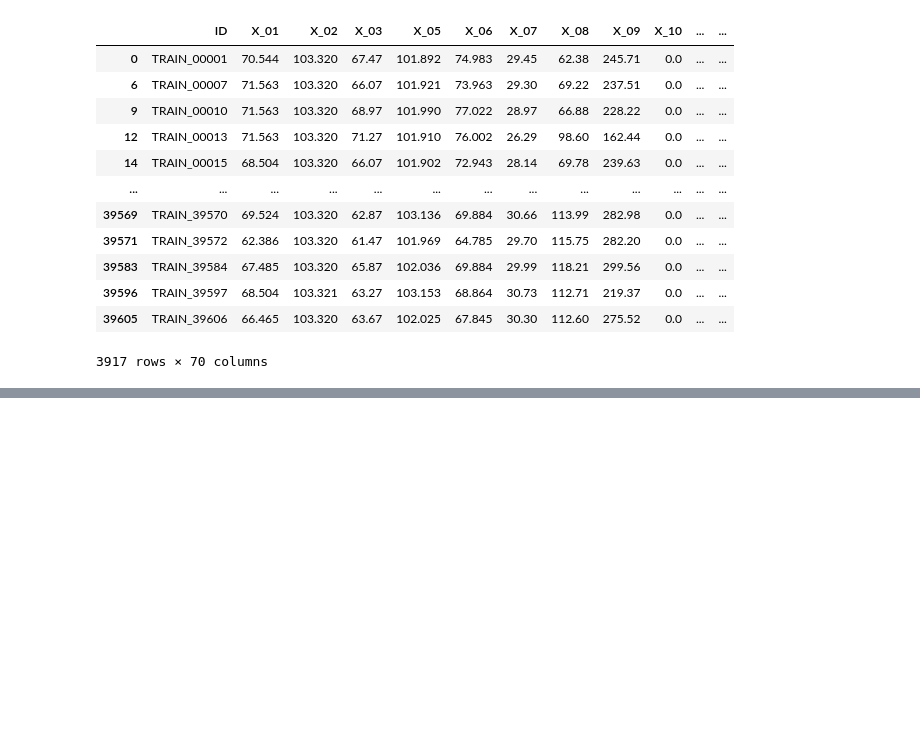
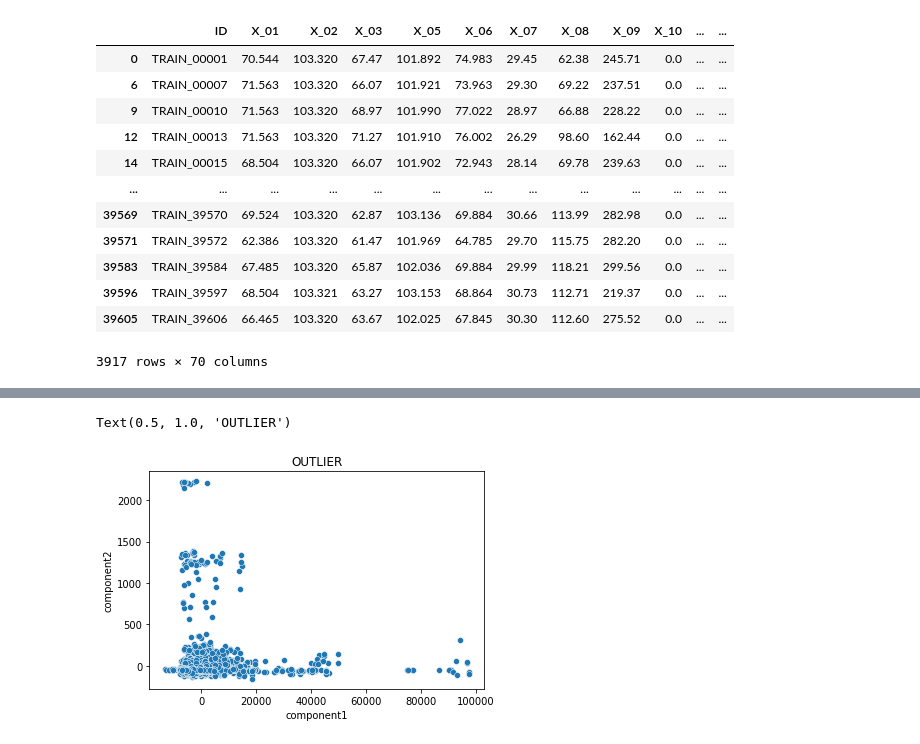
Before and after one commit to citizenofathens/Dacon, a Jupyter notebook: Radar/src/eda.ipynb, the cells around one changed output, grey strips where cells are left out. Drawn from its saved outputs; the diff is of its cells as text; code cells hidden in the pictures; blank space fills up the shorter version.

```diff
--- a/Radar/src/eda.ipynb
+++ b/Radar/src/eda.ipynb
@@ -464,0 +467,8 @@ y_train
+# %%
+x_outlier = outlier_train[x_col]
+y_outlier = outlier_train[y_col]
+# %%
+x_outlier_pca = pca.transform(x_outlier.values)
+# %%
+import seaborn as sns
+x_outlier_pca_df = pd.DataFrame(x_outlier_pca)
@@ -464,0 +502,7 @@ y_train
+# %%
+import matplotlib.pyplot as plt
+sns.scatterplot(x='component1' , y= 'component2',data=x_outlier_pca_df  )
+plt.title('OUTLIER')
+# %% [output]
+Text(0.5, 1.0, 'OUTLIER')
+[figure, added]
```
Also changed, not shown: parts of 41 cells of this notebook, 1 other file.
